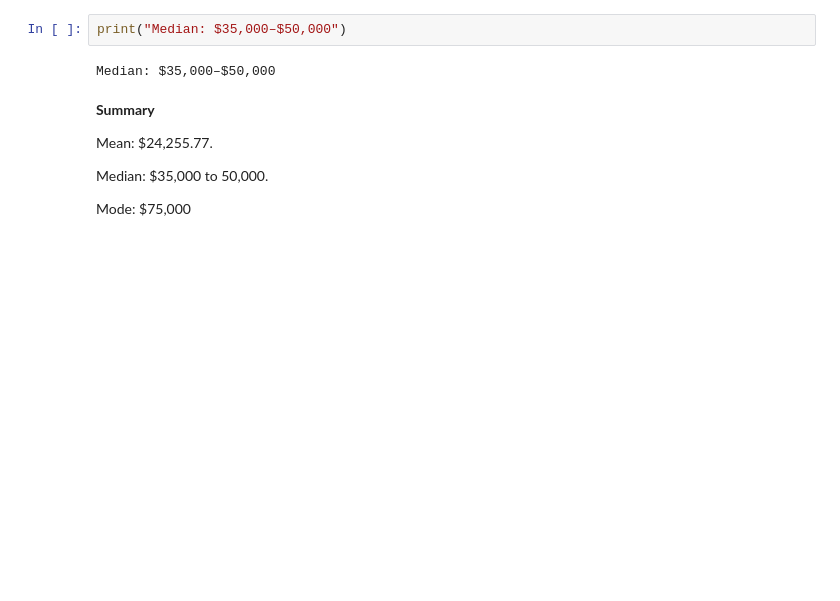
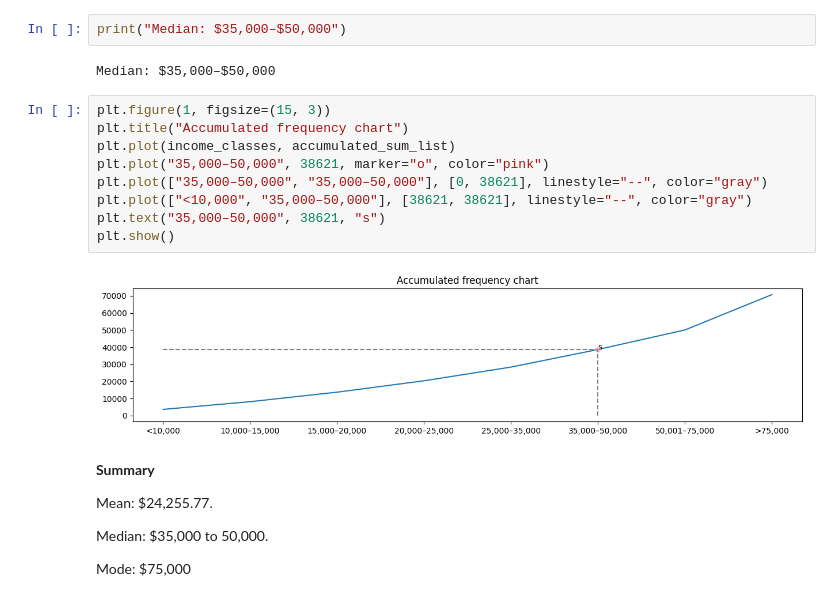
Before and after one commit to CaioNishijo/logistic-regression, a Jupyter notebook: diabetes-project.ipynb, the cells around one changed output. Saved outputs shown, nothing was run; the diff lists cells and outputs as text; blank space fills up the shorter version.

```diff
--- a/diabetes-project.ipynb
+++ b/diabetes-project.ipynb
@@ -412,6 +449,17 @@ income_frequency_table
 print("Median: $35,000–$50,000")
 # %% [output]
 Median: $35,000–$50,000
+# %%
+plt.figure(1, figsize=(15, 3))
+plt.title("Accumulated frequency chart")
+plt.plot(income_classes, accumulated_sum_list)
+plt.plot("35,000–50,000", 38621, marker="o", color="pink")
+plt.plot(["35,000–50,000", "35,000–50,000"], [0, 38621], linestyle="--", color="gray")
+plt.plot(["<10,000", "35,000–50,000"], [38621, 38621], linestyle="--", color="gray")
+plt.text("35,000–50,000", 38621, "s")
+plt.show()
+# %% [output]
+[figure, added]
 # %% [markdown]
 **Summary**
 
```
Also changed, not shown: parts of 9 cells of this notebook, 1 other file.
